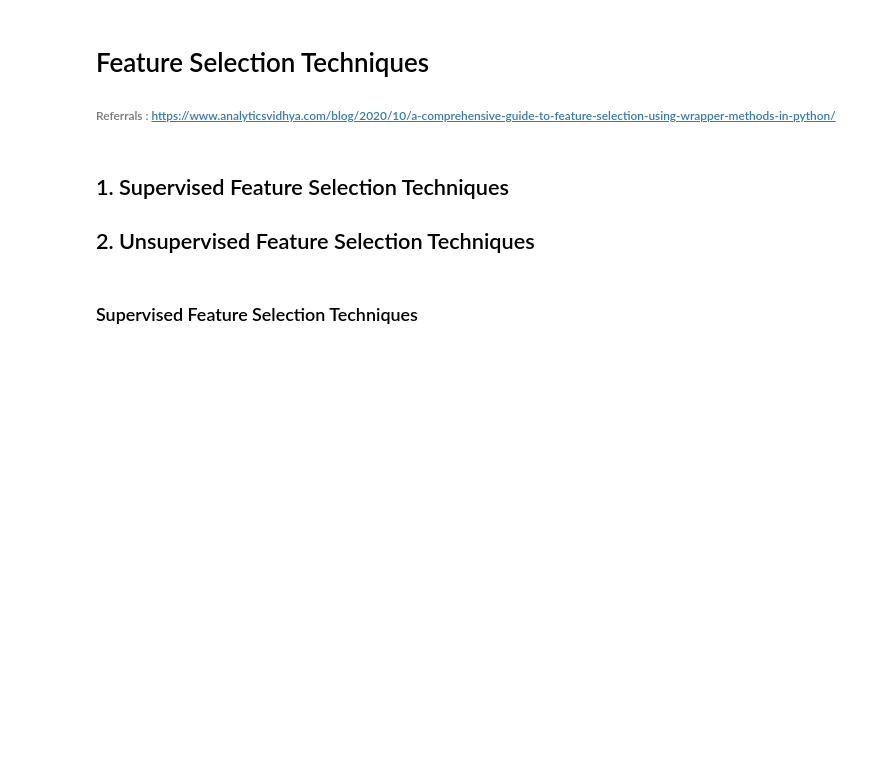
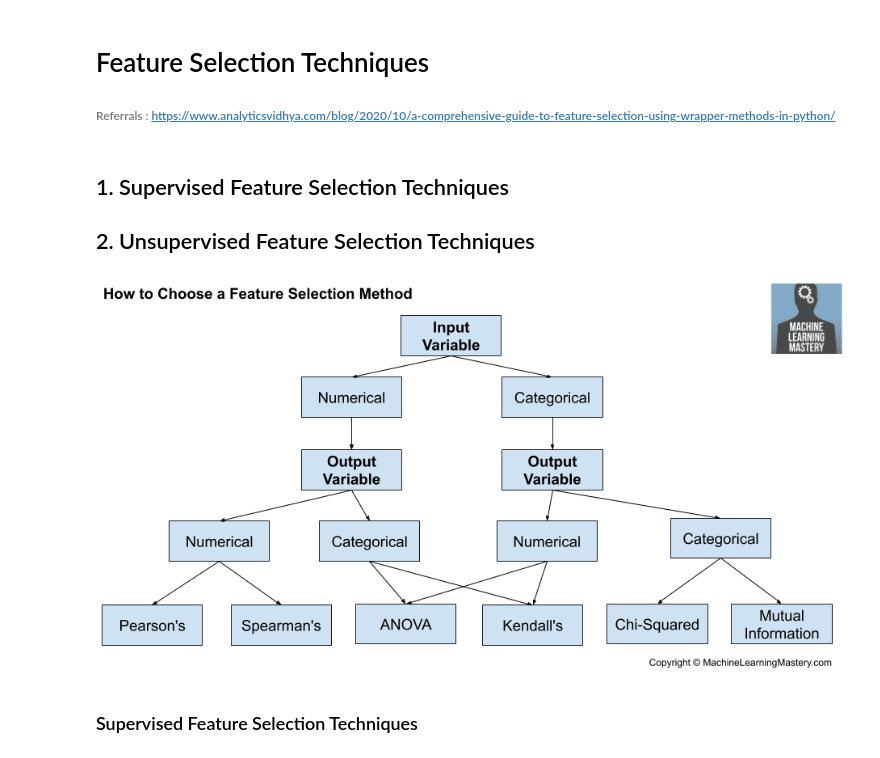
Before and after one commit to sujithsuresh56789/Feature_Selection_and_Engineering, a Jupyter notebook: Feature_Selection_Workouts.ipynb, the cells around one changed output. Saved outputs shown, nothing was run; the diff lists cells and outputs as text; code cells hidden in the pictures; blank space fills up the shorter version.

```diff
--- a/Feature_Selection_Workouts.ipynb
+++ b/Feature_Selection_Workouts.ipynb
@@ -5,6 +5,11 @@
 # %% [markdown]
 ## 1. Supervised Feature Selection Techniques
 ## 2. Unsupervised Feature Selection Techniques
+# %%
+from IPython.display import Image
+Image(filename= "C:/Users/Predator/Downloads/what_to_choose.jpg", width=800, height=800)
+# %% [output]
+[figure, added]
 # %% [markdown]
 ### Supervised Feature Selection Techniques
 # %% [markdown]
```
Also changed, not shown: parts of 1 cell of this notebook.
